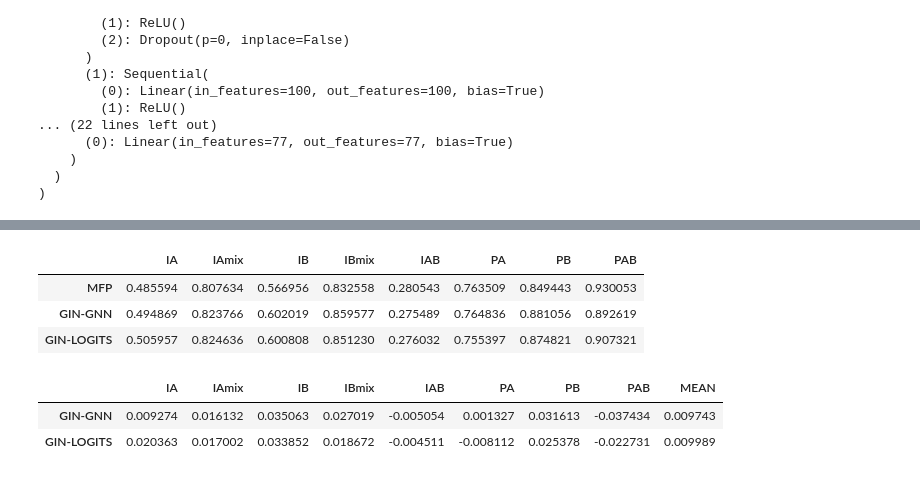
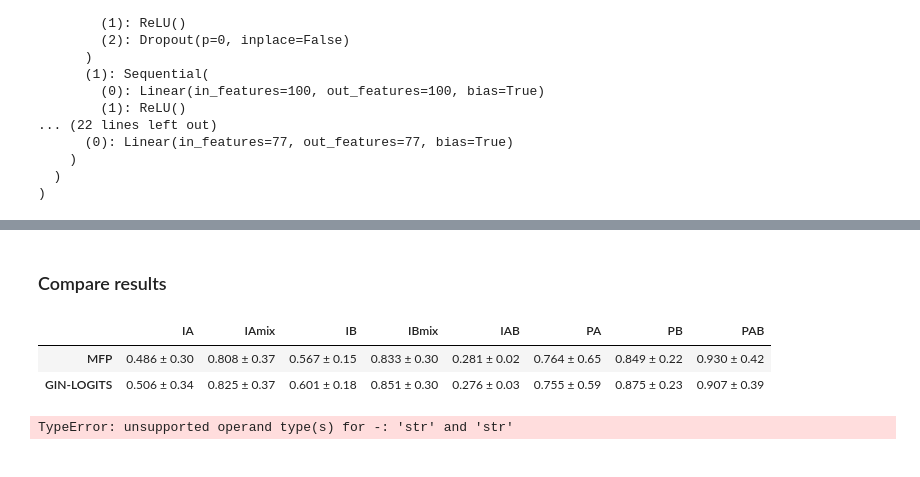
Before and after one commit to odor-pair/odor-pair, a Jupyter notebook: notebooks/ma_2021.ipynb, the cells around one changed output, grey strips where cells are left out. Cells and saved outputs as stored; diff of their text form; code cells hidden in the pictures.

```diff
--- a/notebooks/ma_2021.ipynb
+++ b/notebooks/ma_2021.ipynb
@@ -185,7 +192,7 @@ def train_model(df):
 
         lower_bound, upper_bound = confidence_interval
         result = f"{average_mse:.3f} ± {(upper_bound - lower_bound) / 2:.2f}"
-        results_dict[col] = average_mse
+        results_dict[col] = result
     return results_dict
 
 mfp_results = train_model(result_df)
@@ -266,31 +277,3 @@ MixturePredictor(
     )
   )
 )
-# %%
-import torch
-
-def get_blend_embed(x_s, edge_index_s, edge_attr_s, x_t, edge_index_t,
-                edge_attr_t, **kwargs):
-    batch_index = torch.tensor([0])
-
-    with torch.no_grad():
-        emb_s = best_model.gcn(x_s, edge_index_s, edge_attr_s, batch_index)
-        emb_t = best_model.gcn(x_t, edge_index_t, edge_attr_t, batch_index)
-
-    embeds = torch.stack([emb_s, emb_t], dim=1).squeeze()
-
-    return embeds.mean(dim=0)
-
-# def get_blend_embed(**kwargs):
-#     batch_index = torch.tensor([0])
-
-#     kwargs["x_s_batch"] = batch_index
-#     kwargs["x_t_batch"] = batch_index
-#     kwargs["y"] = batch_index
-#     with torch.no_grad():
-#         logits = best_model(**kwargs)
-
-#     return logits.squeeze()
-
-gin_df["Embed"] = gin_df["Graph"].map(lambda g: get_blend_embed(**g.to_dict()))
-gin_df.head()
@@ -354,17 +326,17 @@ logits_results
+# %% [markdown]
+### Compare results
 # %%
-labels = ["MFP","GIN-GNN","GIN-LOGITS"]
-all_df = pd.DataFrame([mfp_results, gin_results, logits_results],index=labels)
+labels = ["MFP","GIN-LOGITS"]
+# labels = ["MFP","GIN-GNN","GIN-LOGITS"]
+all_df = pd.DataFrame([mfp_results, logits_results],index=labels)
 all_df
 # %% [output]
 |  | IA | IAmix | IB | IBmix | IAB | PA | PB | PAB |
-| MFP | 0.485594 | 0.807634 | 0.566956 | 0.832558 | 0.280543 | 0.763509 | 0.849443 | 0.930053 |
-| GIN-GNN | 0.494869 | 0.823766 | 0.602019 | 0.859577 | 0.275489 | 0.764836 | 0.881056 | 0.892619 |
-| GIN-LOGITS | 0.505957 | 0.824636 | 0.600808 | 0.851230 | 0.276032 | 0.755397 | 0.874821 | 0.907321 |
+| MFP | 0.486 ± 0.30 | 0.808 ± 0.37 | 0.567 ± 0.15 | 0.833 ± 0.30 | 0.281 ± 0.02 | 0.764 ± 0.65 | 0.849 ± 0.22 | 0.930 ± 0.42 |
+| GIN-LOGITS | 0.506 ± 0.34 | 0.825 ± 0.37 | 0.601 ± 0.18 | 0.851 ± 0.30 | 0.276 ± 0.03 | 0.755 ± 0.59 | 0.875 ± 0.23 | 0.907 ± 0.39 |
 # %%
 result_df = all_df.loc[all_df.index != "MFP"].sub(all_df.loc["MFP"], axis=1)
 result_df["MEAN"] = result_df.mean(axis=1)
 result_df
 # %% [output]
-|  | IA | IAmix | IB | IBmix | IAB | PA | PB | PAB | MEAN |
-| GIN-GNN | 0.009274 | 0.016132 | 0.035063 | 0.027019 | -0.005054 | 0.001327 | 0.031613 | -0.037434 | 0.009743 |
-| GIN-LOGITS | 0.020363 | 0.017002 | 0.033852 | 0.018672 | -0.004511 | -0.008112 | 0.025378 | -0.022731 | 0.009989 |
+TypeError: unsupported operand type(s) for -: 'str' and 'str'
```
Also changed, not shown: parts of 13 cells of this notebook, 4 other files.
